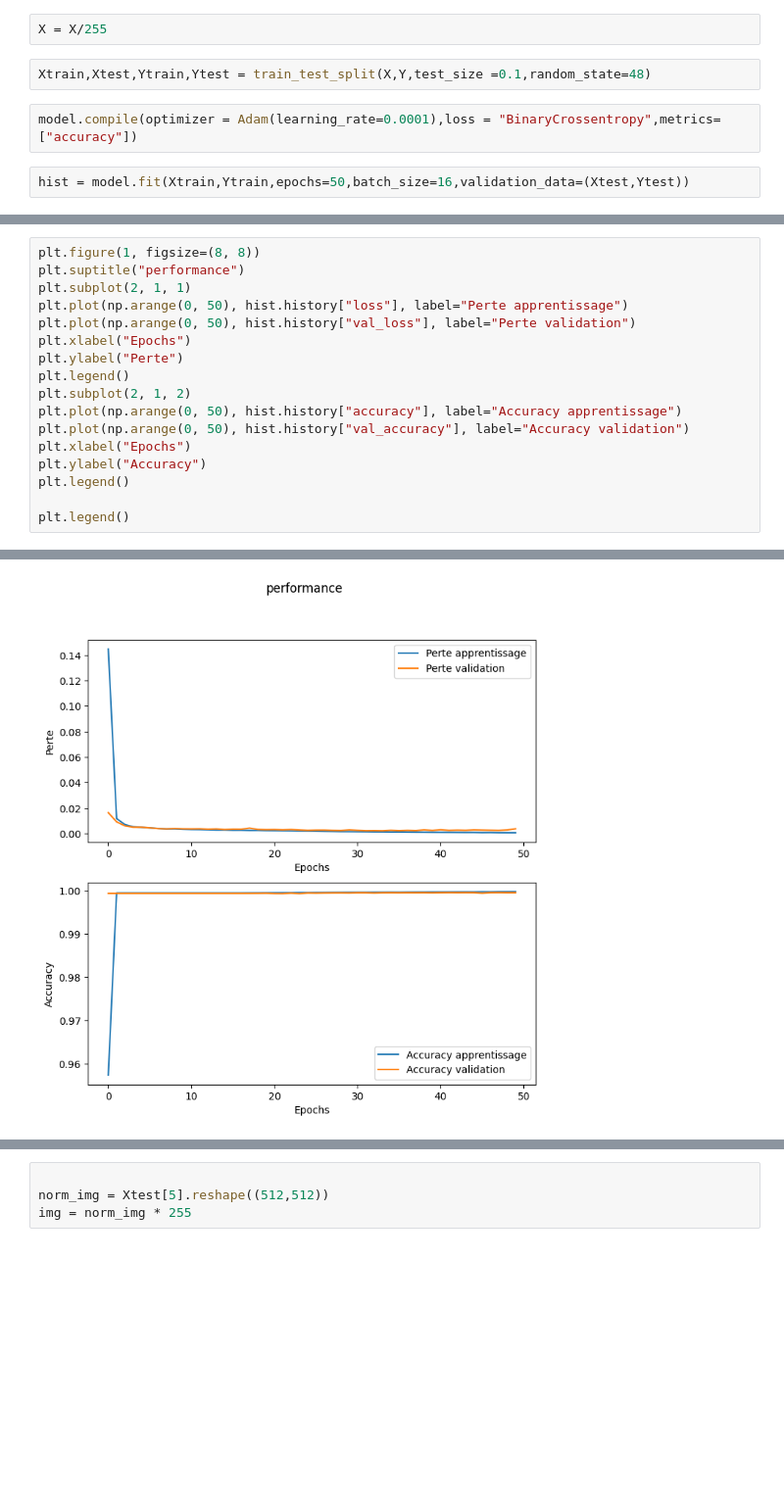
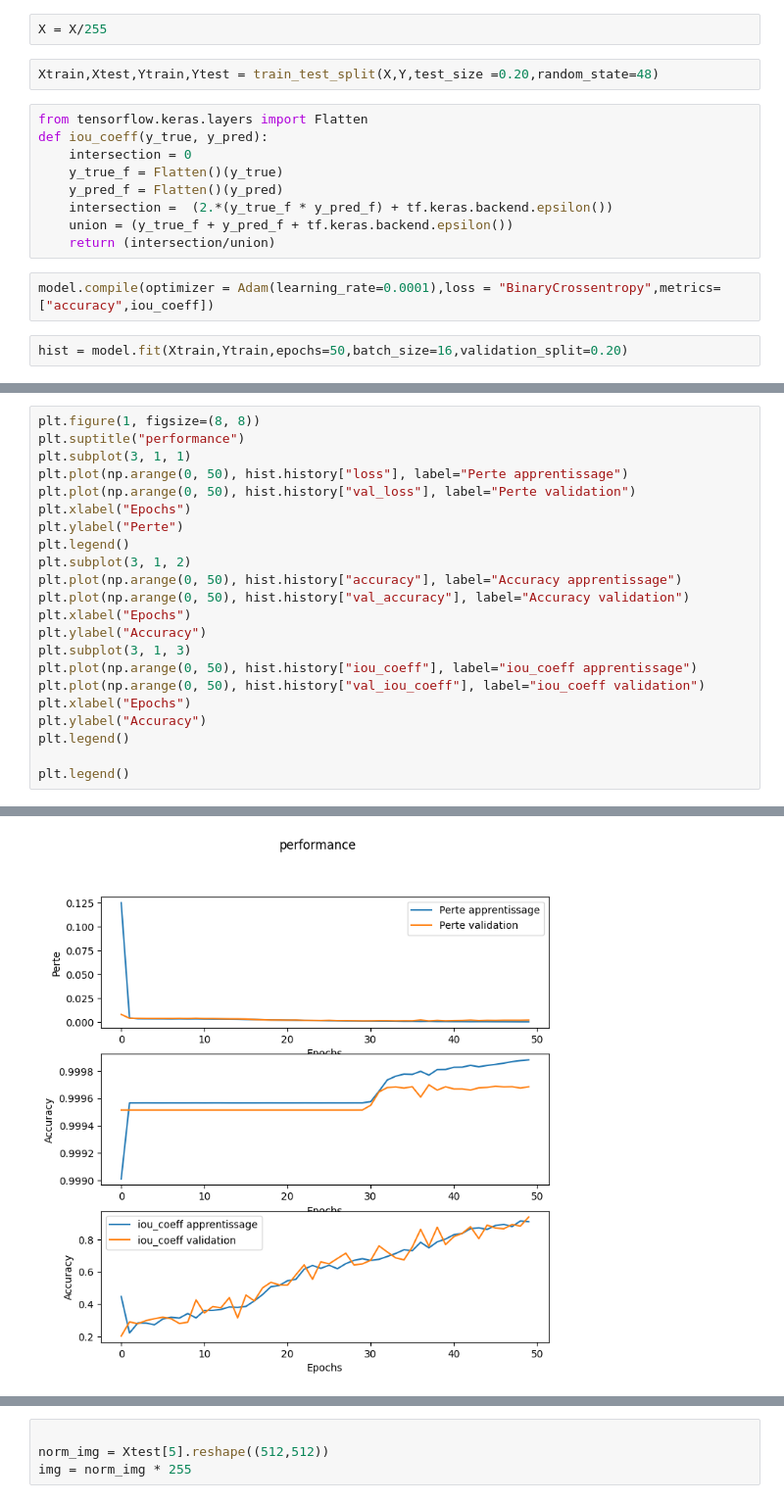
Before and after one commit to marnissiahmed/lung-cancer-AI-base-web-solution, a Jupyter notebook: models/unet-like.ipynb, the cells around one changed output, grey strips where cells are left out. Shown at 98% size. Saved outputs shown, nothing was run; the diff lists cells and outputs as text; blank space fills up the shorter version.

```diff
--- a/models/unet-like.ipynb
+++ b/models/unet-like.ipynb
@@ -93,10 +103,19 @@ Y = np.load("/kaggle/input/data12/mask.npy")
 # %%
 X = X/255
 # %%
-Xtrain,Xtest,Ytrain,Ytest = train_test_split(X,Y,test_size =0.1,random_state=48)
+Xtrain,Xtest,Ytrain,Ytest = train_test_split(X,Y,test_size =0.20,random_state=48)
+# %%
+from tensorflow.keras.layers import Flatten
+def iou_coeff(y_true, y_pred):
+    intersection = 0
+    y_true_f = Flatten()(y_true)
+    y_pred_f = Flatten()(y_pred)
+    intersection =  (2.*(y_true_f * y_pred_f) + tf.keras.backend.epsilon())
+    union = (y_true_f + y_pred_f + tf.keras.backend.epsilon())
+    return (intersection/union)
 # %%
-model.compile(optimizer = Adam(learning_rate=0.0001),loss = "BinaryCrossentropy",metrics=["accuracy"])
+model.compile(optimizer = Adam(learning_rate=0.0001),loss = "BinaryCrossentropy",metrics=["accuracy",iou_coeff])
 # %%
-hist = model.fit(Xtrain,Ytrain,epochs=50,batch_size=16,validation_data=(Xtest,Ytest))
+hist = model.fit(Xtrain,Ytrain,epochs=50,batch_size=16,validation_split=0.20)
 # %% [output]
 Epoch 1/50
@@ -121,20 +145,25 @@ Epoch 50/50
 # %%
 plt.figure(1, figsize=(8, 8))
 plt.suptitle("performance")
-plt.subplot(2, 1, 1)
+plt.subplot(3, 1, 1)
 plt.plot(np.arange(0, 50), hist.history["loss"], label="Perte apprentissage")
 plt.plot(np.arange(0, 50), hist.history["val_loss"], label="Perte validation")
 plt.xlabel("Epochs")
 plt.ylabel("Perte")
 plt.legend()
-plt.subplot(2, 1, 2)
+plt.subplot(3, 1, 2)
 plt.plot(np.arange(0, 50), hist.history["accuracy"], label="Accuracy apprentissage")
 plt.plot(np.arange(0, 50), hist.history["val_accuracy"], label="Accuracy validation")
+plt.xlabel("Epochs")
+plt.ylabel("Accuracy")
+plt.subplot(3, 1, 3)
+plt.plot(np.arange(0, 50), hist.history["iou_coeff"], label="iou_coeff apprentissage")
+plt.plot(np.arange(0, 50), hist.history["val_iou_coeff"], label="iou_coeff validation")
 plt.xlabel("Epochs")
 plt.ylabel("Accuracy")
 plt.legend()
 
 plt.legend()
 # %% [output]
 <matplotlib.legend.Legend at 0x...>
-[figure, old version]
+[figure, new version]
```
Also changed, not shown: parts of 23 cells of this notebook, 8 other files.
